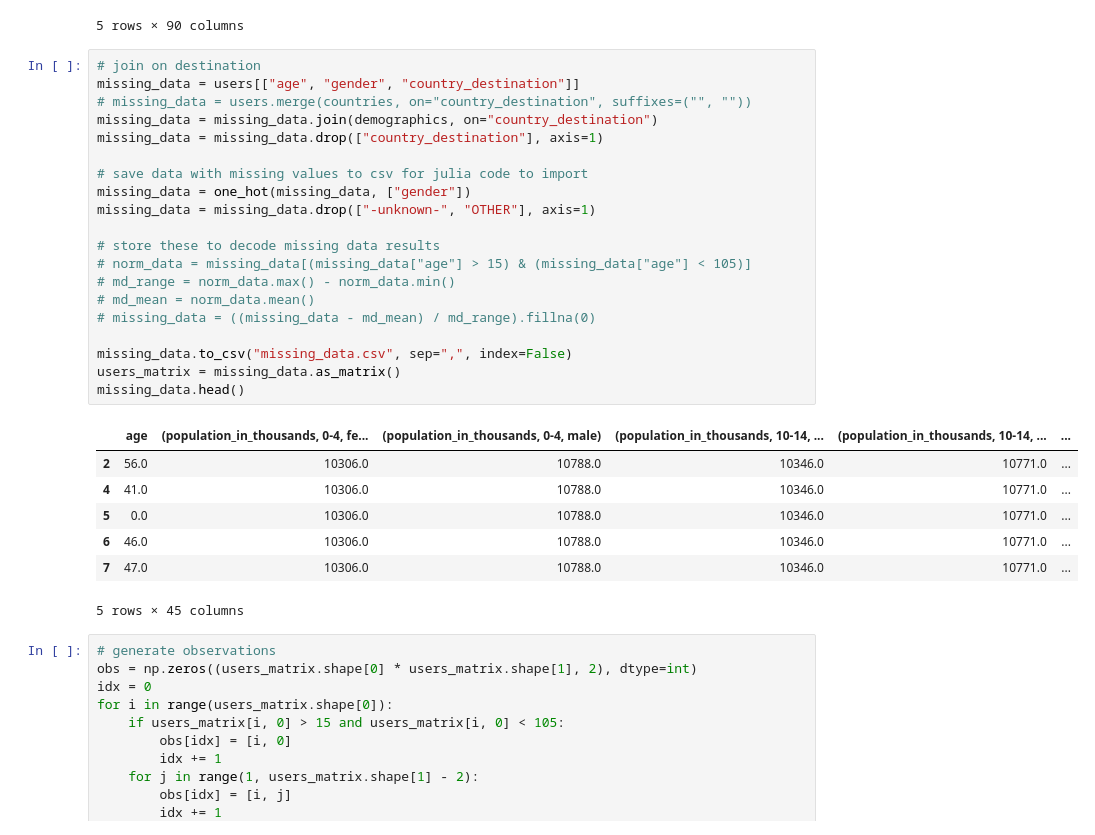
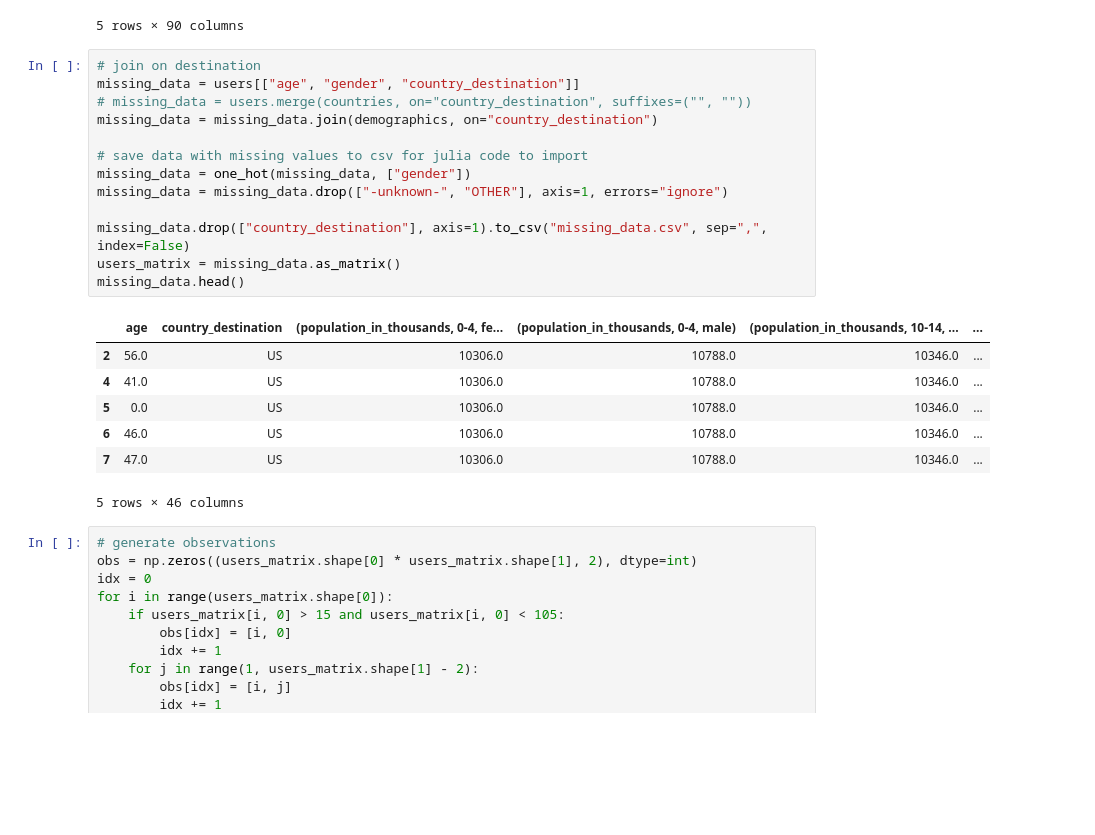
Before and after one commit to TheMichaelHu/AirbnbDestinationPrediction, a Jupyter notebook: preprocess_data.ipynb, the cells around one changed output. Saved outputs shown, nothing was run; the diff lists cells and outputs as text; blank space fills up the shorter version.

```diff
--- a/preprocess_data.ipynb
+++ b/preprocess_data.ipynb
@@ -127,31 +127,24 @@ users.head()
 # %%
 # join on destination
 missing_data = users[["age", "gender", "country_destination"]]
 # missing_data = users.merge(countries, on="country_destination", suffixes=("", ""))
 missing_data = missing_data.join(demographics, on="country_destination")
-missing_data = missing_data.drop(["country_destination"], axis=1)
 
 # save data with missing values to csv for julia code to import
 missing_data = one_hot(missing_data, ["gender"])
-missing_data = missing_data.drop(["-unknown-", "OTHER"], axis=1)
+missing_data = missing_data.drop(["-unknown-", "OTHER"], axis=1, errors="ignore")
 
-# store these to decode missing data results
-# norm_data = missing_data[(missing_data["age"] > 15) & (missing_data["age"] < 105)]
-# md_range = norm_data.max() - norm_data.min()
-# md_mean = norm_data.mean()
-# missing_data = ((missing_data - md_mean) / md_range).fillna(0)
-
-missing_data.to_csv("missing_data.csv", sep=",", index=False)
+missing_data.drop(["country_destination"], axis=1).to_csv("missing_data.csv", sep=",", index=False)
 users_matrix = missing_data.as_matrix()
 missing_data.head()
 # %% [output]
-|  | age | (population_in_thousands, 0-4, fe... | (population_in_thousands, 0-4, male) | (population_in_thousands, 10-14, ... | (population_in_thousands, 10-14, ... | ... |
-| 2 | 56.0 | 10306.0 | 10788.0 | 10346.0 | 10771.0 | ... |
-| 4 | 41.0 | 10306.0 | 10788.0 | 10346.0 | 10771.0 | ... |
-| 5 | 0.0 | 10306.0 | 10788.0 | 10346.0 | 10771.0 | ... |
-| 6 | 46.0 | 10306.0 | 10788.0 | 10346.0 | 10771.0 | ... |
-| 7 | 47.0 | 10306.0 | 10788.0 | 10346.0 | 10771.0 | ... |
+|  | age | country_destination | (population_in_thousands, 0-4, fe... | (population_in_thousands, 0-4, male) | (population_in_thousands, 10-14, ... | ... |
+| 2 | 56.0 | US | 10306.0 | 10788.0 | 10346.0 | ... |
+| 4 | 41.0 | US | 10306.0 | 10788.0 | 10346.0 | ... |
+| 5 | 0.0 | US | 10306.0 | 10788.0 | 10346.0 | ... |
+| 6 | 46.0 | US | 10306.0 | 10788.0 | 10346.0 | ... |
+| 7 | 47.0 | US | 10306.0 | 10788.0 | 10346.0 | ... |
-5 rows × 45 columns
+5 rows × 46 columns
 # %%
 # generate observations
 obs = np.zeros((users_matrix.shape[0] * users_matrix.shape[1], 2), dtype=int)
```
Also changed, not shown: parts of 6 cells of this notebook, 2 other files.
